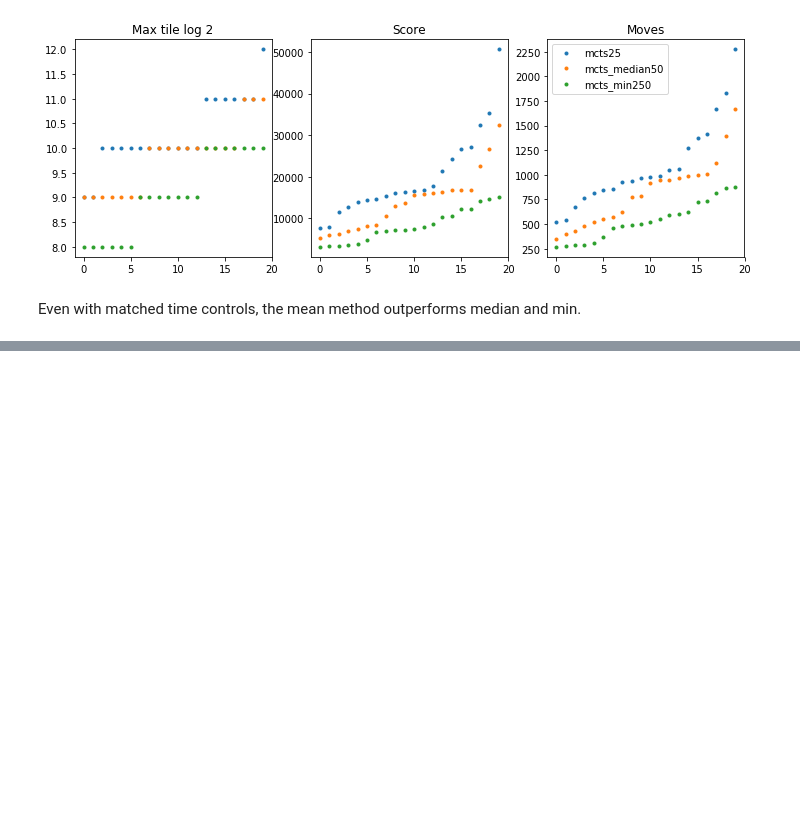
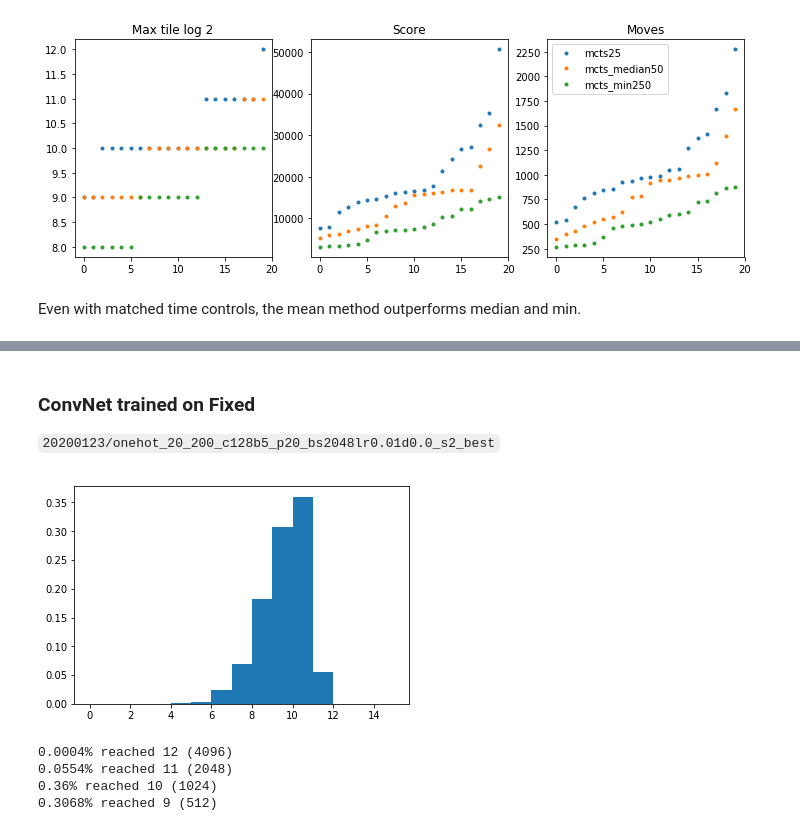
Before and after one commit to fqjin/2048NN, a Jupyter notebook: notebooks/distribution2.ipynb, the cells around one changed output, grey strips where cells are left out. Saved outputs shown, nothing was run; the diff lists cells and outputs as text; code cells hidden in the pictures; blank space fills up the shorter version.

```diff
--- a/notebooks/distribution2.ipynb
+++ b/notebooks/distribution2.ipynb
@@ -356,0 +367,7 @@ Even with matched time controls, the mean method outperforms median and min.
+# %%
+def get_max_tiles(x):
+    tiles = []
+    for _ in range(16):
+        tiles.append(x & 0xF)
+        x >>= 4
+    return np.amax(tiles, axis=0)
@@ -356,0 +387,15 @@ Even with matched time controls, the mean method outperforms median and min.
+# %% [markdown]
+### ConvNet trained on Fixed
+`20200123/onehot_20_200_c128b5_p20_bs2048lr0.01d0.0_s2_best`
+# %%
+data = np.load('../models/20200123/onehot_20_200_c128b5_p20_bs2048lr0.01d0.0_s2_best.npz')
+boards = np.asarray(data['boards'], dtype=np.uint64)
+max_tiles = get_max_tiles(boards)
+
+plot_max(max_tiles)
+# %% [output]
+[figure, added]
+0.0004% reached 12 (4096)
+0.0554% reached 11 (2048)
+0.36% reached 10 (1024)
+0.3068% reached 9 (512)
```
Also changed, not shown: parts of 4 cells of this notebook, 6 other files.
